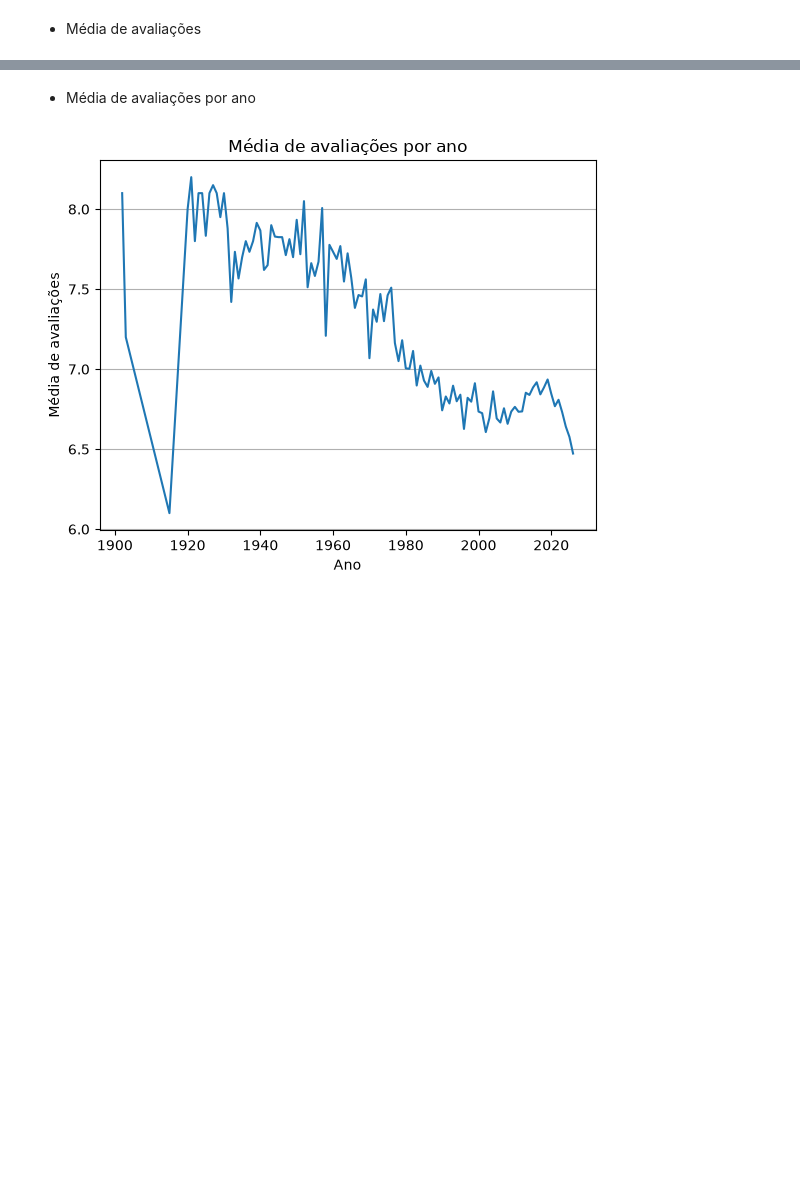
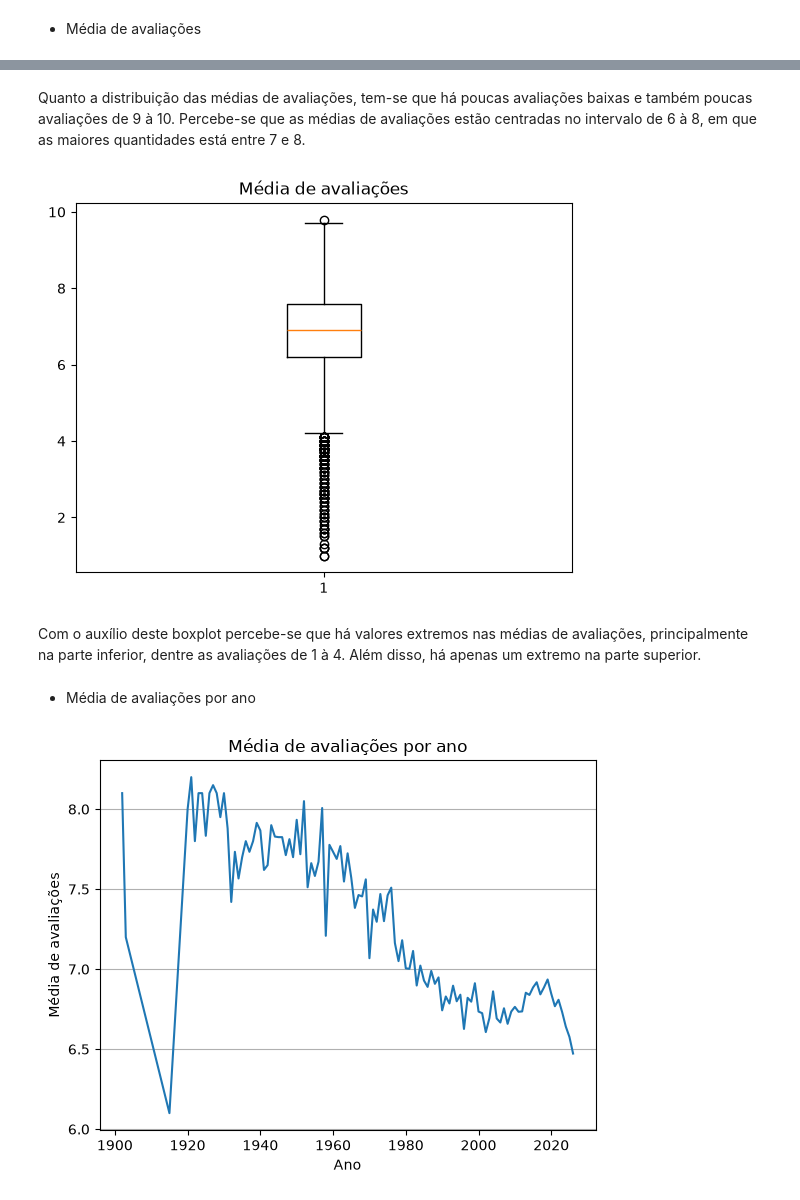
Before and after one commit to Lana230/analise_filmes_series, a Jupyter notebook: main.ipynb, the cells around one changed output, grey strips where cells are left out. Cells and saved outputs as stored; diff of their text form; code cells hidden in the pictures; blank space fills up the shorter version.

Commit message:
Implementando as análises de grande parte dos gráficos, feito as devidas observações e o que se destacava neles

```diff
--- a/main.ipynb
+++ b/main.ipynb
@@ -284,3 +291,13 @@ plt.show()
+# %% [markdown]
+Quanto a distribuição das médias de avaliações, tem-se que há poucas avaliações baixas e também poucas avaliações de 9 à 10. Percebe-se que as médias de avaliações estão centradas no intervalo de 6 à 8, em que as maiores quantidades está entre 7 e 8.
+# %%
+plt.boxplot(df_renomeado["Media_Avaliacao"])
+plt.title("Média de avaliações")
+plt.show()
+# %% [output]
+[figure, added]
+# %% [markdown]
+Com o auxílio deste boxplot percebe-se que há valores extremos nas médias de avaliações, principalmente na parte inferior, dentre as avaliações de 1 à 4. Além disso, há apenas um extremo na parte superior.
 # %% [markdown]
 - Média de avaliações por ano
 # %%
```
Also changed, not shown: parts of 5 cells of this notebook.
